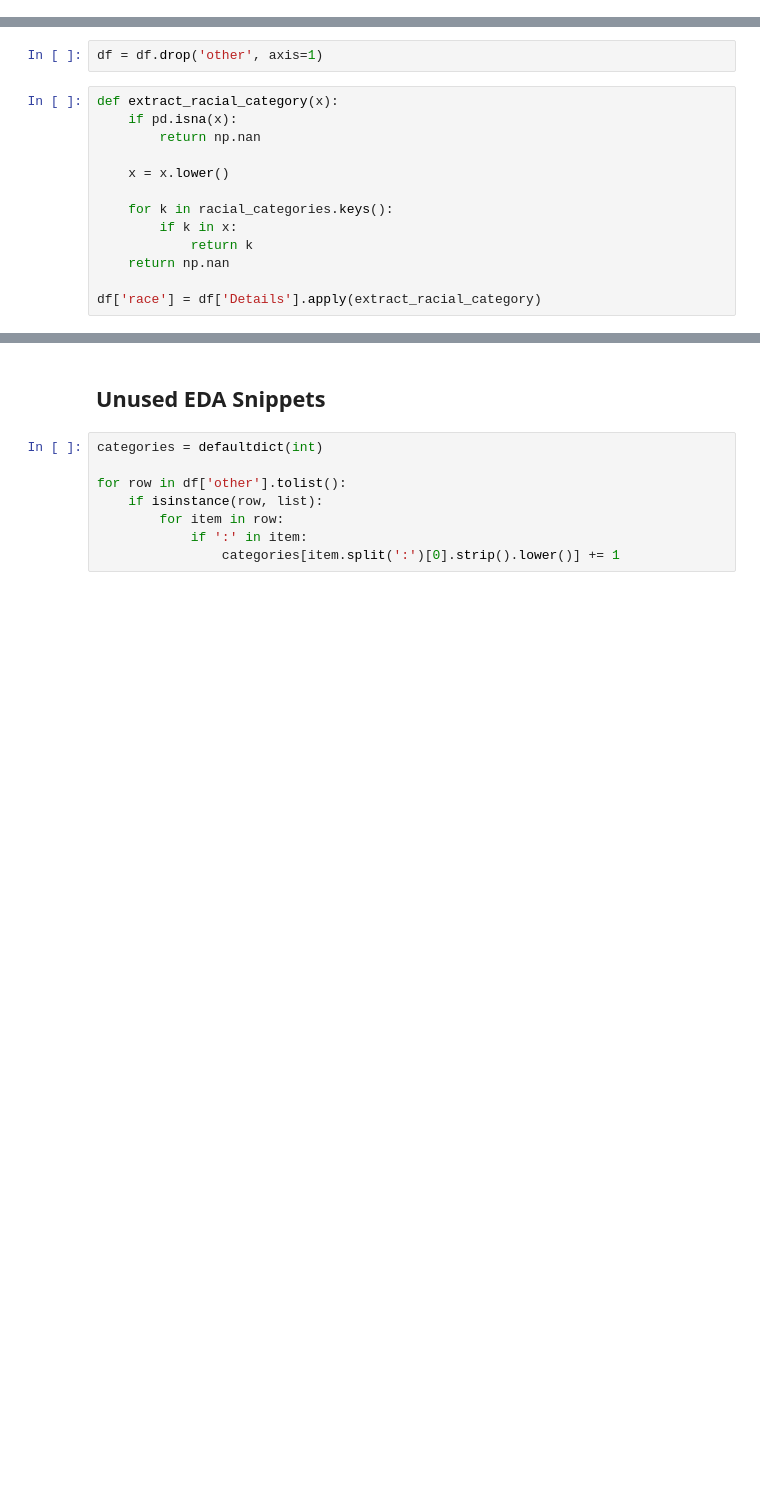
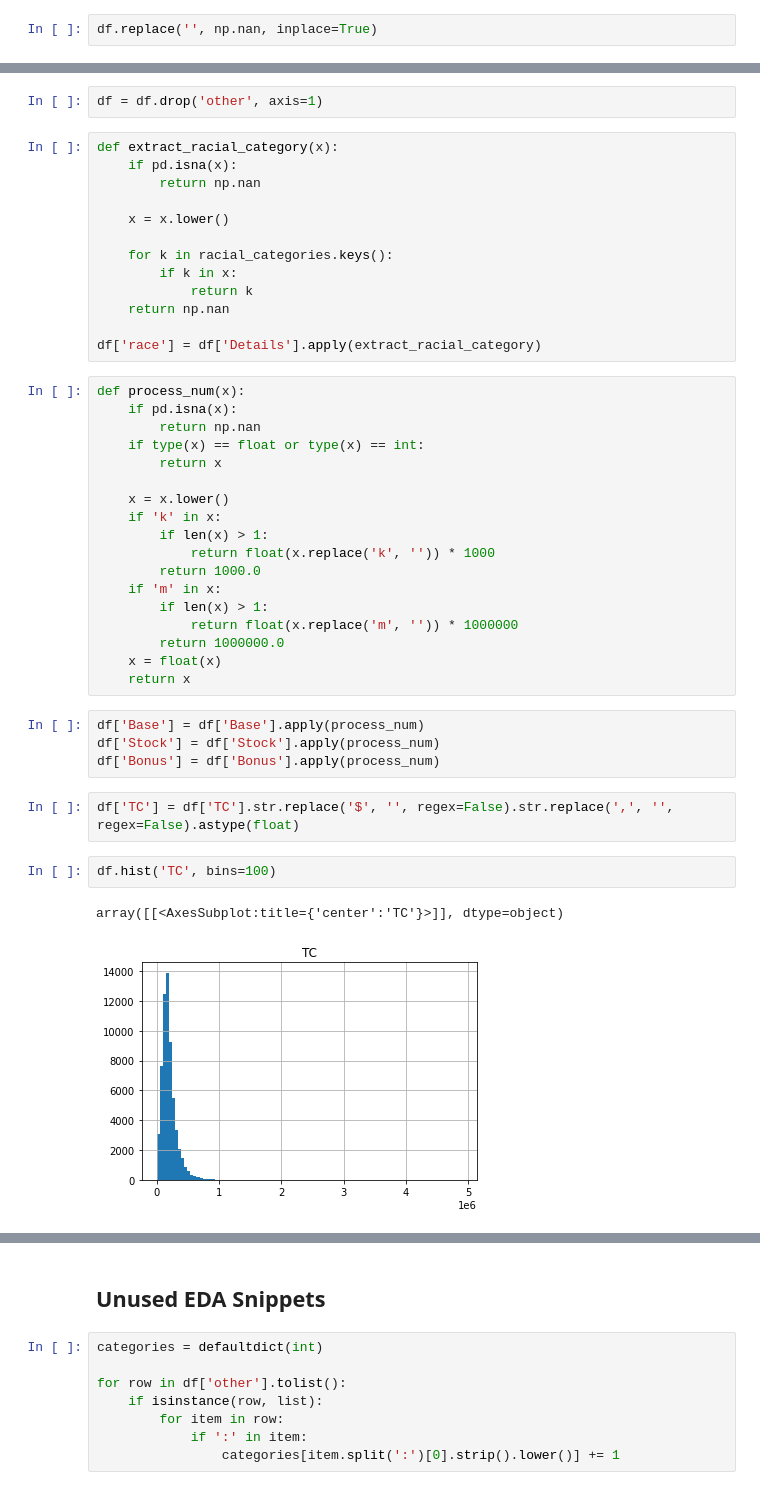
Before and after one commit to yu-lily/salary-analysis, a Jupyter notebook: levels.ipynb, the cells around one changed output, grey strips where cells are left out. Drawn from its saved outputs; the diff is of its cells as text; blank space fills up the shorter version.

```diff
--- a/levels.ipynb
+++ b/levels.ipynb
@@ -35,3 +66,5 @@ df.update(misaligned_corrected)
+# %%
+df.replace('', np.nan, inplace=True)
 # %%
 df['Gender'] = df['Gender'].str.replace('Gender: ', '')
 # %%
@@ -97,3 +130,32 @@ def extract_racial_category(x):
     return np.nan
 
 df['race'] = df['Details'].apply(extract_racial_category)
+# %%
+def process_num(x):
+    if pd.isna(x):
+        return np.nan
+    if type(x) == float or type(x) == int:
+        return x
+
+    x = x.lower()
+    if 'k' in x:
+        if len(x) > 1:
+            return float(x.replace('k', '')) * 1000
+        return 1000.0
+    if 'm' in x:
+        if len(x) > 1:
+            return float(x.replace('m', '')) * 1000000
+        return 1000000.0
+    x = float(x)
+    return x
+# %%
+df['Base'] = df['Base'].apply(process_num)
+df['Stock'] = df['Stock'].apply(process_num)
+df['Bonus'] = df['Bonus'].apply(process_num)
+# %%
+df['TC'] = df['TC'].str.replace('$', '', regex=False).str.replace(',', '', regex=False).astype(float)
+# %%
+df.hist('TC', bins=100)
+# %% [output]
+array([[<AxesSubplot:title={'center':'TC'}>]], dtype=object)
+[figure, added]
```
Also changed, not shown: parts of 6 cells of this notebook, 1 other file.
